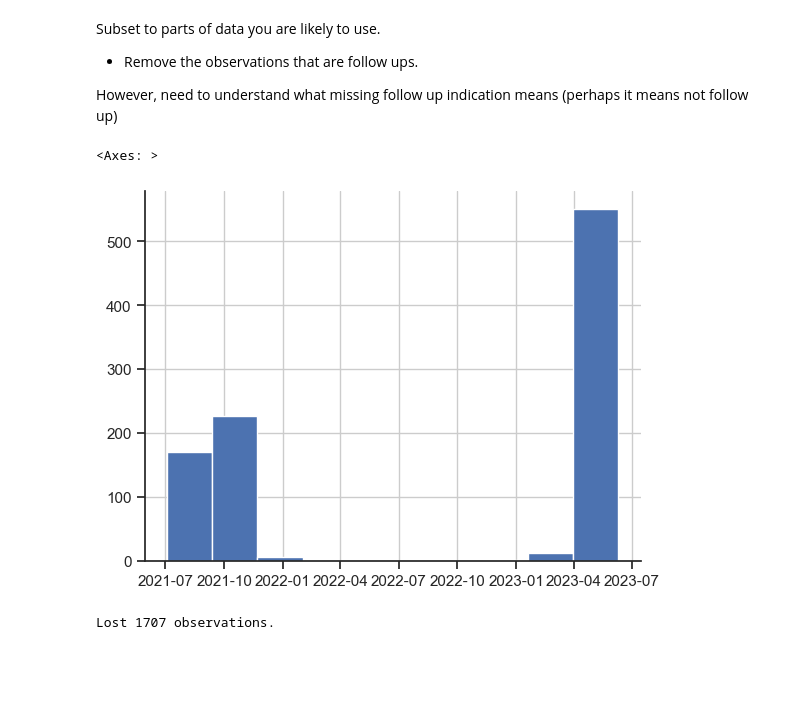
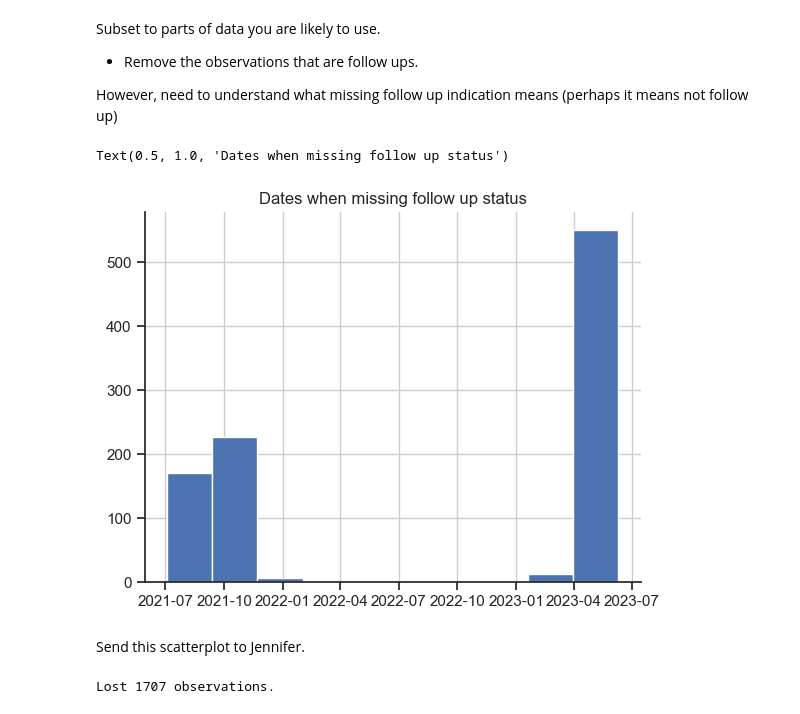
Before and after one commit to fish-welfare-initiative/fwi-predict, a Jupyter notebook: notebooks/2 explore_ara_measurements.ipynb, the cells around one changed output. Drawn from its saved outputs; the diff is of its cells as text; code cells hidden in the pictures; blank space fills up the shorter version.

```diff
--- a/notebooks/2 explore_ara_measurements.ipynb
+++ b/notebooks/2 explore_ara_measurements.ipynb
@@ -22,10 +22,12 @@ Subset to parts of data you are likely to use.
 
 However, need to understand what missing follow up indication means (perhaps it means not follow up)
 # %%
-measurements[measurements['follow_up'].isna()]['sample_dt'].hist()
+measurements[measurements['follow_up'].isna()]['sample_dt'].hist().set_title('Dates when missing follow up status')
 # %% [output]
-<Axes: >
+Text(0.5, 1.0, 'Dates when missing follow up status')
-[figure, old version]
+[figure, new version]
+# %% [markdown]
+Send this scatterplot to Jennifer.
 # %%
 orig_len = len(measurements)
 measurements = measurements[measurements['follow_up'] == False]
```
Also changed, not shown: 10 other files.
